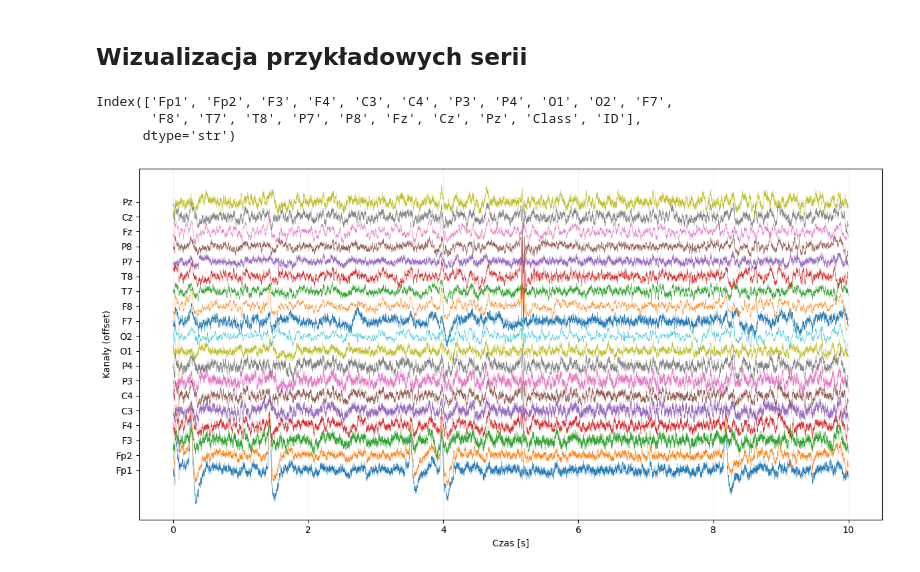
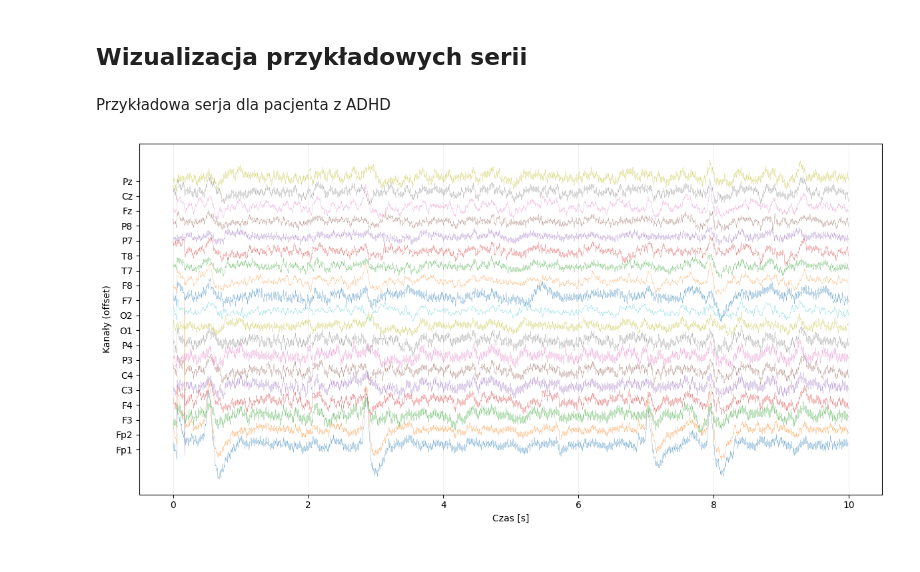
Before and after one commit to NoMoreCookies/NeuronZadanie, a Jupyter notebook: EDA.ipynb, the cells around one changed output. Drawn from its saved outputs; the diff is of its cells as text; code cells hidden in the pictures.

```diff
--- a/EDA.ipynb
+++ b/EDA.ipynb
@@ -107,37 +84,41 @@ channels = df.columns[:-2]
 
 # cechy statystyczne, spektralne, nieliniowe dla każdego kanału w każdej sesji
 features = []
+
 for id_val in df['ID'].unique():
     session_data = df[df['ID'] == id_val]
     class_val = session_data['Class'].iloc[0]
-    duration = len(session_data) / 128  # w sekundach
+    duration = len(session_data) / 128
     row = {'ID': id_val, 'Class': class_val, 'duration': duration}
+
     for ch in channels:
         series = session_data[ch].values
         # statystyczne rozszerzone
         row[f'{ch}_mean'] = np.mean(series)
-        row[f'{ch}_median'] = np.median(series)
         row[f'{ch}_std'] = np.std(series)
-        row[f'{ch}_var'] = np.var(series)
-        row[f'{ch}_min'] = np.min(series)
-        row[f'{ch}_max'] = np.max(series)
         row[f'{ch}_skew'] = pd.Series(series).skew()
         row[f'{ch}_kurt'] = pd.Series(series).kurtosis()
+
         # RMS
         row[f'{ch}_rms'] = np.sqrt(np.mean(series**2))
+
         # energia (suma kwadratów)
         row[f'{ch}_energy'] = np.sum(series**2)
+
         # liczba pików (lokalne maksima)
         peaks, _ = find_peaks(series)
         row[f'{ch}_peaks'] = len(peaks)
+
         # spektralne: moc w pasmach (FFT)
         fft = np.fft.fft(series)
         power = np.abs(fft)**2
         freqs = np.fft.fftfreq(len(series), d=1/128)
         # pasma: delta (0-4), theta (4-8), alpha (8-12), beta (12-30)
+
         for band, (low, high) in [('delta', (0,4)), ('theta', (4,8)), ('alpha', (8,12)), ('beta', (12,30))]:
             mask = (freqs >= low) & (freqs < high)
             row[f'{ch}_{band}_power'] = np.sum(power[mask]) / np.sum(power)  # względna moc
+
         # nieliniowe: entropia spektralna (prosta aproksymacja)
         power_norm = power / np.sum(power)
         row[f'{ch}_spectral_entropy'] = -np.sum(power_norm * np.log2(power_norm + 1e-10))
@@ -145,4 +126,3 @@ for id_val in df['ID'].unique():
 
 # utwórz DataFrame cech
 features_df = pd.DataFrame(features)
-print(features_df.head())
@@ -231,31 +170,29 @@ O2_theta_power: p=0.0485
 # %% [markdown]
 ## Wizualizacja przykładowych serii
-# %%
-df.columns
-# %% [output]
-Index(['Fp1', 'Fp2', 'F3', 'F4', 'C3', 'C4', 'P3', 'P4', 'O1', 'O2', 'F7',
-       'F8', 'T7', 'T8', 'P7', 'P8', 'Fz', 'Cz', 'Pz', 'Class', 'ID'],
-      dtype='str')
+# %% [markdown]
+Przykładowa serja dla pacjenta z ADHD
 # %%
-import matplotlib.pyplot as plt
-import numpy as np
+
+fs = 128
 row = df.loc[df["ID"] == "v10p"].select_dtypes("number").reset_index(drop=True)
-seg = row.iloc[: fs * 10]  # pierwsze 10 s
-channels = ['Fp1', 'Fp2', 'F3', 'F4', 'C3', 'C4', 'P3', 'P4', 'O1', 'O2', 'F7',
-       'F8', 'T7', 'T8', 'P7', 'P8', 'Fz', 'Cz', 'Pz']
-offset = 500  # µV
-t = np.arange(len(seg)) / fs
+def visualization(row: pd.DataFrame) -> None :
+    seg = row.iloc[: fs * 10]
+    channels = ['Fp1', 'Fp2', 'F3', 'F4', 'C3', 'C4', 'P3', 'P4', 'O1', 'O2', 'F7',
+        'F8', 'T7', 'T8', 'P7', 'P8', 'Fz', 'Cz', 'Pz']
+    offset = 500
+    t = np.arange(len(seg)) / fs
 
-plt.figure(figsize=(12, 6))
-for i, ch in enumerate(channels):
-    sig = seg[ch].to_numpy()
-    sig = sig - sig.mean()
-    plt.plot(t, sig + i*offset, lw=0.4, color=f"C{i%10}")
-plt.yticks(np.arange(len(channels))*offset, channels)
-plt.xlabel("Czas [s]")
-plt.ylabel("Kanały (offset)")
-plt.grid(axis="x", alpha=0.2)
-plt.tight_layout()
-plt.show()
+    plt.figure(figsize=(12, 6))
+    for i, ch in enumerate(channels):
+        sig = seg[ch].to_numpy()
+        plt.plot(t, sig + i*offset, lw=0.2, color=f"C{i%10}")
+    plt.yticks(np.arange(len(channels))*offset, channels)
+    plt.xlabel("Czas [s]")
+    plt.ylabel("Kanały (offset)")
+    plt.grid(axis="x", alpha=0.2)
+    plt.tight_layout()
+    plt.show()
+
+visualization(row)
 # %% [output]
-[figure, old version]
+[figure, new version]
```
Also changed, not shown: parts of 21 cells of this notebook.
